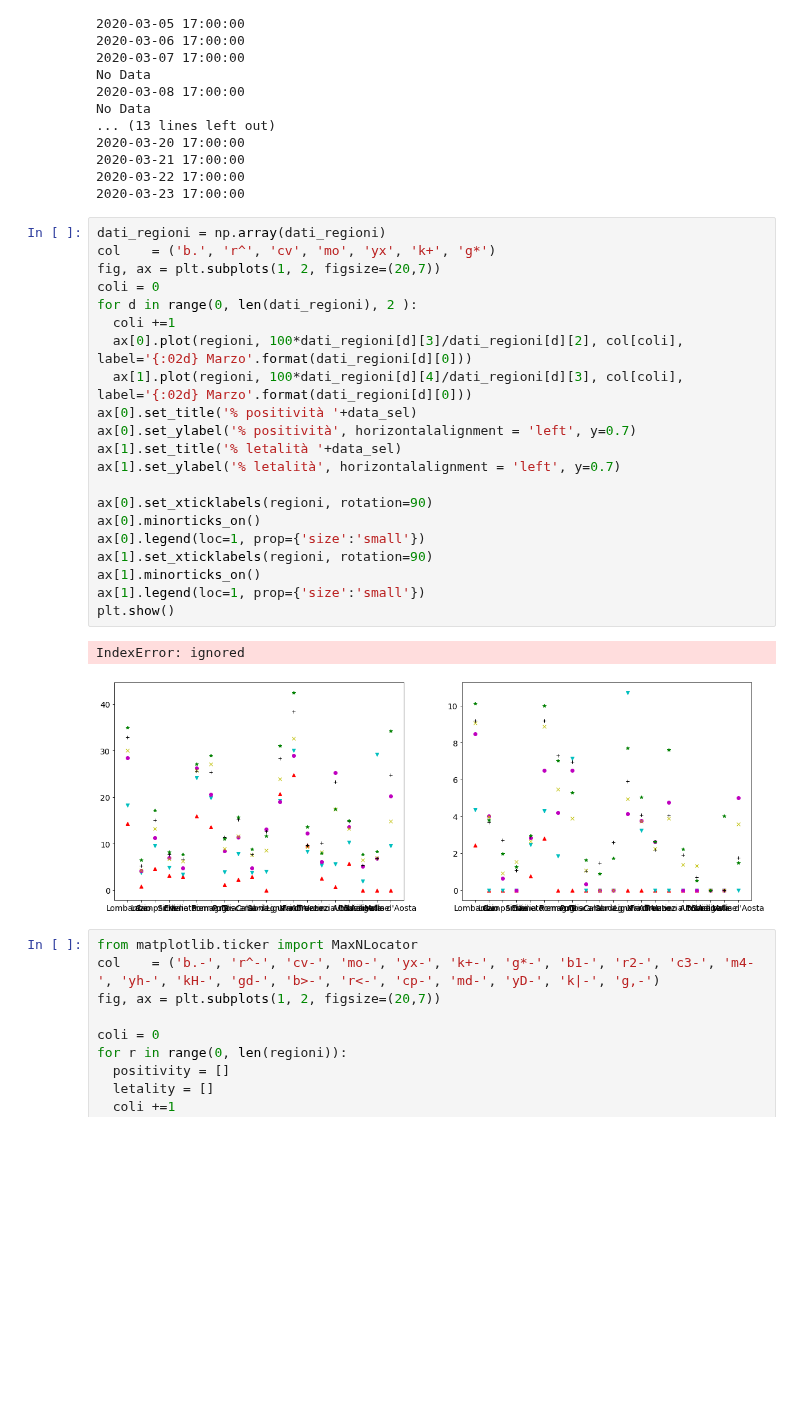
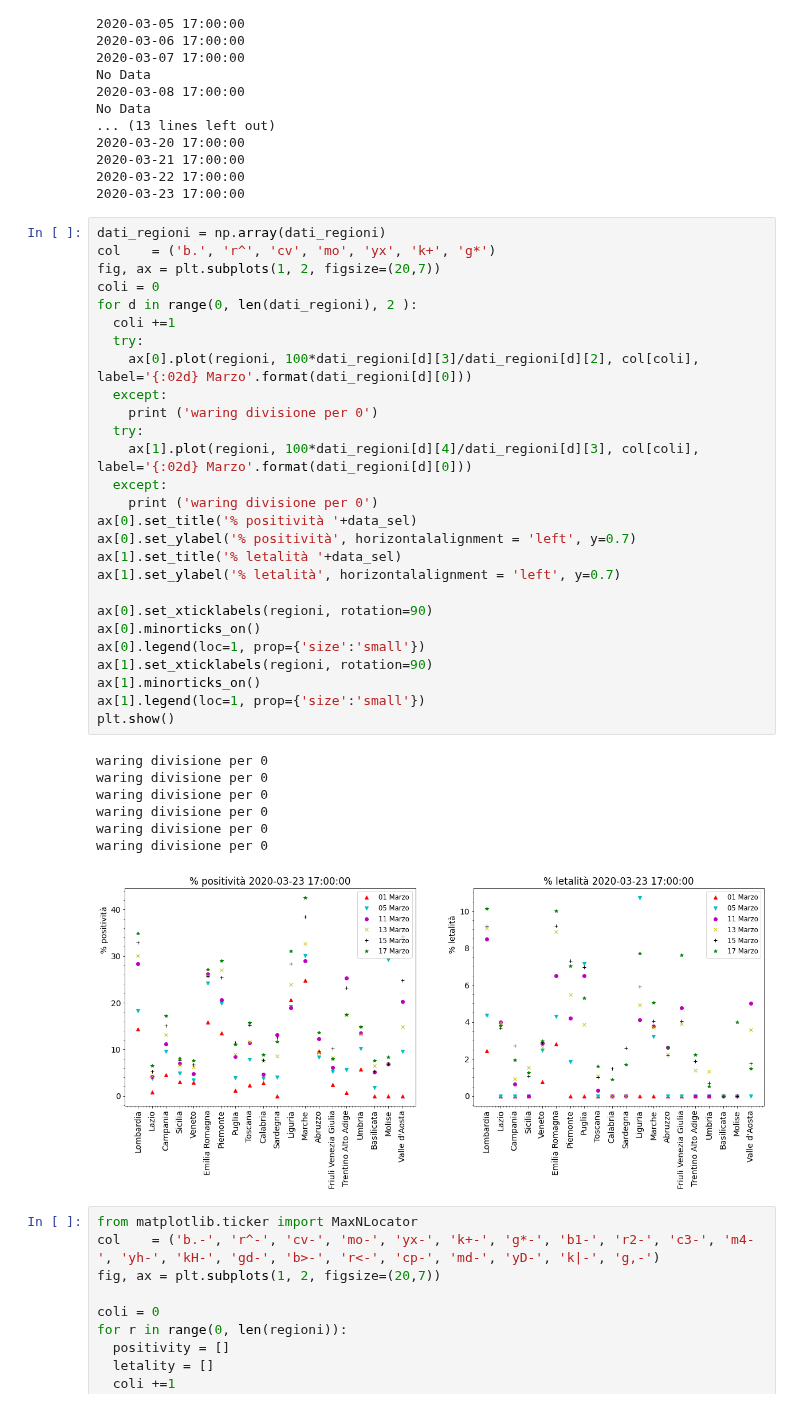
Before and after one commit to lorenzopaolucci/studenti, a Jupyter notebook: covid19.ipynb, the cells around one changed output. Cells and saved outputs as stored; diff of their text form; blank space fills up the shorter version.

```diff
--- a/covid19.ipynb
+++ b/covid19.ipynb
@@ -793,27 +793,38 @@ No Data
 # %%
 dati_regioni = np.array(dati_regioni)
 col    = ('b.', 'r^', 'cv', 'mo', 'yx', 'k+', 'g*')
 fig, ax = plt.subplots(1, 2, figsize=(20,7))
 coli = 0
 for d in range(0, len(dati_regioni), 2 ):
   coli +=1
-  ax[0].plot(regioni, 100*dati_regioni[d][3]/dati_regioni[d][2], col[coli], label='{:02d} Marzo'.format(dati_regioni[d][0]))
-  ax[1].plot(regioni, 100*dati_regioni[d][4]/dati_regioni[d][3], col[coli], label='{:02d} Marzo'.format(dati_regioni[d][0]))
+  try:
+    ax[0].plot(regioni, 100*dati_regioni[d][3]/dati_regioni[d][2], col[coli], label='{:02d} Marzo'.format(dati_regioni[d][0]))
+  except:
+    print ('waring divisione per 0')
+  try:
+    ax[1].plot(regioni, 100*dati_regioni[d][4]/dati_regioni[d][3], col[coli], label='{:02d} Marzo'.format(dati_regioni[d][0]))
+  except:
+    print ('waring divisione per 0')
 ax[0].set_title('% positività '+data_sel)
 ax[0].set_ylabel('% positività', horizontalalignment = 'left', y=0.7)
 ax[1].set_title('% letalità '+data_sel)
 ax[1].set_ylabel('% letalità', horizontalalignment = 'left', y=0.7)
 
 ax[0].set_xticklabels(regioni, rotation=90)
 ax[0].minorticks_on()
 ax[0].legend(loc=1, prop={'size':'small'})
 ax[1].set_xticklabels(regioni, rotation=90)
 ax[1].minorticks_on()
 ax[1].legend(loc=1, prop={'size':'small'})
 plt.show()
 # %% [output]
-IndexError: ignored
+waring divisione per 0
+waring divisione per 0
+waring divisione per 0
+waring divisione per 0
+waring divisione per 0
+waring divisione per 0
-[figure, old version]
+[figure, new version]
 # %%
 from matplotlib.ticker import MaxNLocator
 col    = ('b.-', 'r^-', 'cv-', 'mo-', 'yx-', 'k+-', 'g*-', 'b1-', 'r2-', 'c3-', 'm4-', 'yh-', 'kH-', 'gd-', 'b>-', 'r<-', 'cp-', 'md-', 'yD-', 'k|-', 'g,-')
```
